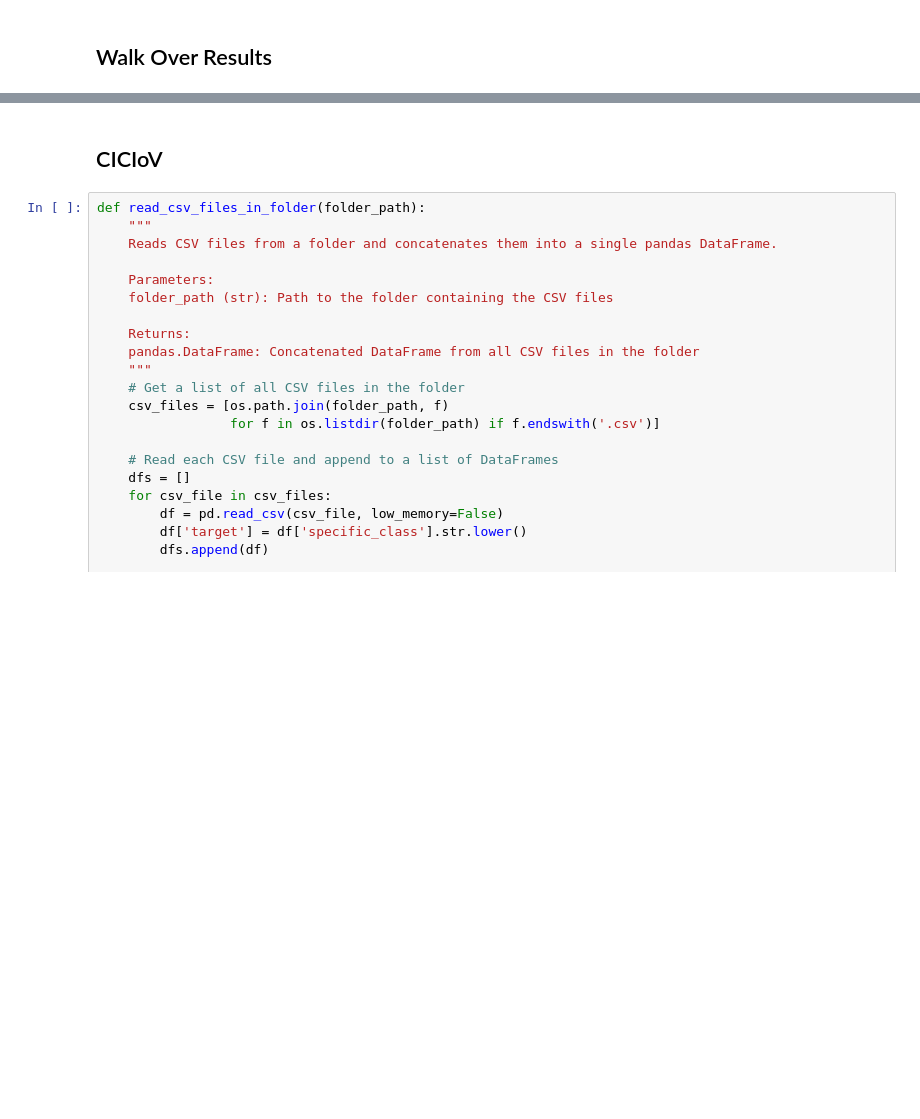
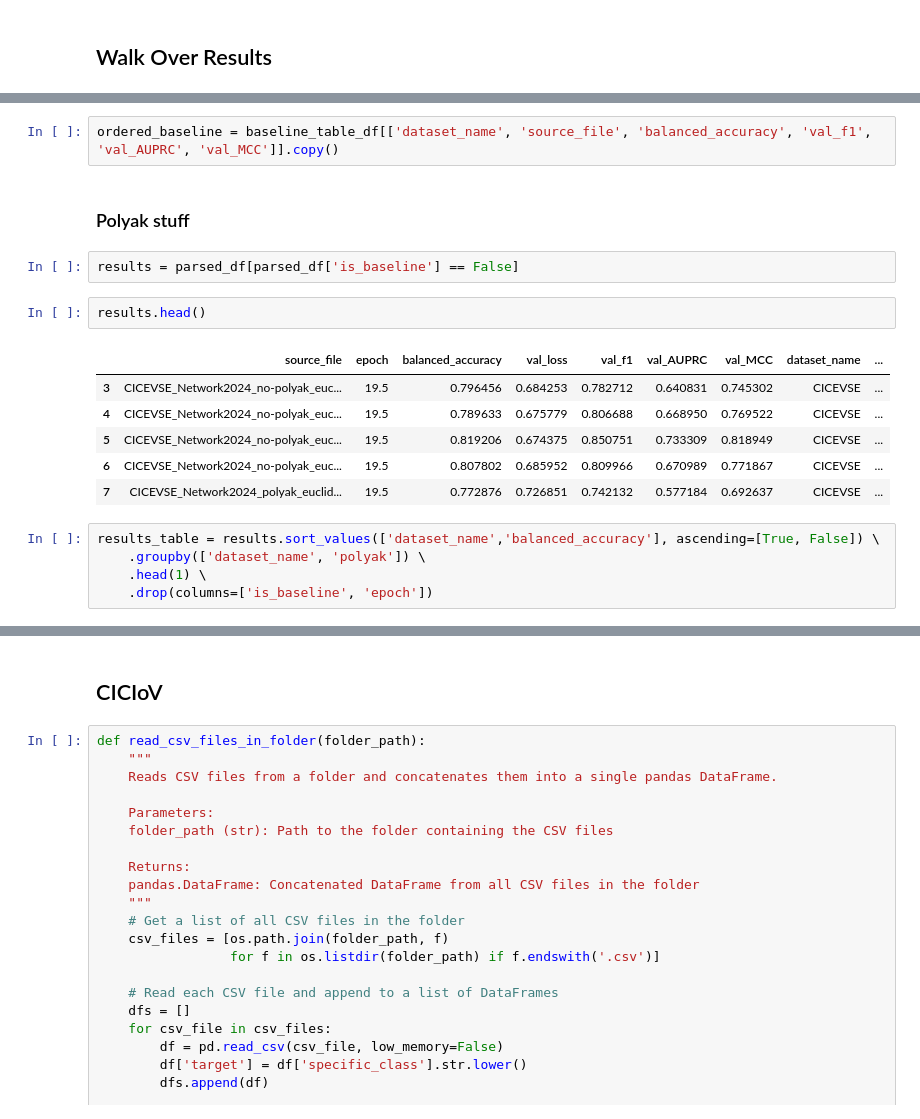
Before and after one commit to fernando-ml/MSPL, a Jupyter notebook: scratch_book.ipynb, the cells around one changed output, grey strips where cells are left out. Cells and saved outputs as stored; diff of their text form; blank space fills up the shorter version.

```diff
--- a/scratch_book.ipynb
+++ b/scratch_book.ipynb
@@ -121,0 +235,20 @@ for f in list(dfs.source_file.unique()):
+# %%
+ordered_baseline = baseline_table_df[['dataset_name', 'source_file', 'balanced_accuracy', 'val_f1', 'val_AUPRC', 'val_MCC']].copy()
+# %% [markdown]
+### Polyak stuff
+# %%
+results = parsed_df[parsed_df['is_baseline'] == False]
+# %%
+results.head()
+# %% [output]
+|  | source_file | epoch | balanced_accuracy | val_loss | val_f1 | val_AUPRC | val_MCC | dataset_name | ... |
+| 3 | CICEVSE_Network2024_no-polyak_euc... | 19.5 | 0.796456 | 0.684253 | 0.782712 | 0.640831 | 0.745302 | CICEVSE | ... |
+| 4 | CICEVSE_Network2024_no-polyak_euc... | 19.5 | 0.789633 | 0.675779 | 0.806688 | 0.668950 | 0.769522 | CICEVSE | ... |
+| 5 | CICEVSE_Network2024_no-polyak_euc... | 19.5 | 0.819206 | 0.674375 | 0.850751 | 0.733309 | 0.818949 | CICEVSE | ... |
+| 6 | CICEVSE_Network2024_no-polyak_euc... | 19.5 | 0.807802 | 0.685952 | 0.809966 | 0.670989 | 0.771867 | CICEVSE | ... |
+| 7 | CICEVSE_Network2024_polyak_euclid... | 19.5 | 0.772876 | 0.726851 | 0.742132 | 0.577184 | 0.692637 | CICEVSE | ... |
+# %%
+results_table = results.sort_values(['dataset_name','balanced_accuracy'], ascending=[True, False]) \
+    .groupby(['dataset_name', 'polyak']) \
+    .head(1) \
+    .drop(columns=['is_baseline', 'epoch'])
```
Also changed, not shown: parts of 33 cells of this notebook, 13 other files.
